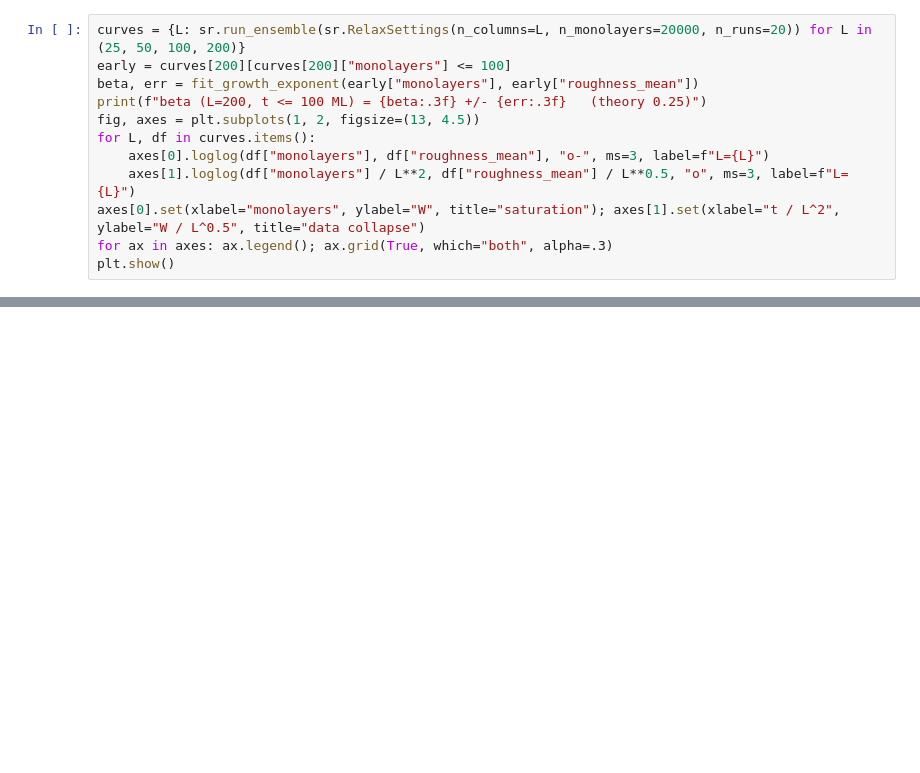
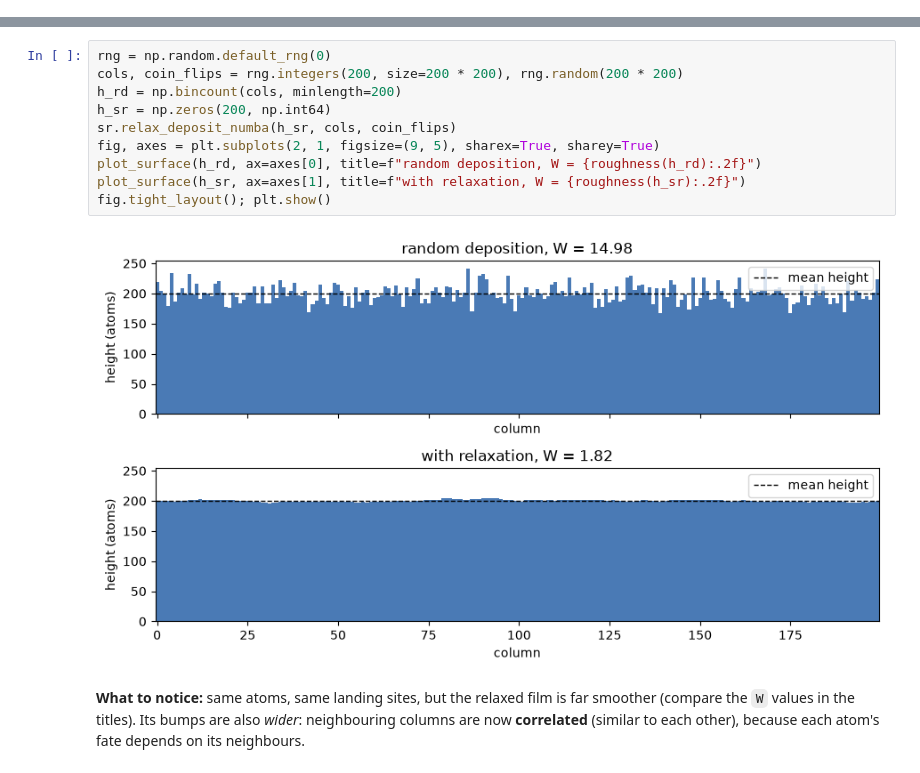
Before and after one commit to nhamhung/thin-film-growth, a Jupyter notebook: notebooks/02_surface_relaxation.ipynb, the cells around one changed output, grey strips where cells are left out. Cells and saved outputs as stored; diff of their text form; blank space fills up the shorter version.

```diff
--- a/notebooks/02_surface_relaxation.ipynb
+++ b/notebooks/02_surface_relaxation.ipynb
@@ -58,12 +0,0 @@ fig.tight_layout(); plt.show()
-# %%
-curves = {L: sr.run_ensemble(sr.RelaxSettings(n_columns=L, n_monolayers=20000, n_runs=20)) for L in (25, 50, 100, 200)}
-early = curves[200][curves[200]["monolayers"] <= 100]
-beta, err = fit_growth_exponent(early["monolayers"], early["roughness_mean"])
-print(f"beta (L=200, t <= 100 ML) = {beta:.3f} +/- {err:.3f}   (theory 0.25)")
-fig, axes = plt.subplots(1, 2, figsize=(13, 4.5))
-for L, df in curves.items():
-    axes[0].loglog(df["monolayers"], df["roughness_mean"], "o-", ms=3, label=f"L={L}")
-    axes[1].loglog(df["monolayers"] / L**2, df["roughness_mean"] / L**0.5, "o", ms=3, label=f"L={L}")
-axes[0].set(xlabel="monolayers", ylabel="W", title="saturation"); axes[1].set(xlabel="t / L^2", ylabel="W / L^0.5", title="data collapse")
-for ax in axes: ax.legend(); ax.grid(True, which="both", alpha=.3)
-plt.show()
@@ -90,0 +204,16 @@ One local rule, "roll downhill to a neighbour", is enough to make the surface sm
+# %%
+rng = np.random.default_rng(0)
+cols, coin_flips = rng.integers(200, size=200 * 200), rng.random(200 * 200)
+h_rd = np.bincount(cols, minlength=200)
+h_sr = np.zeros(200, np.int64)
+sr.relax_deposit_numba(h_sr, cols, coin_flips)
+fig, axes = plt.subplots(2, 1, figsize=(9, 5), sharex=True, sharey=True)
+plot_surface(h_rd, ax=axes[0], title=f"random deposition, W = {roughness(h_rd):.2f}")
+plot_surface(h_sr, ax=axes[1], title=f"with relaxation, W = {roughness(h_sr):.2f}")
+fig.tight_layout(); plt.show()
+# %% [output]
+[figure, added]
+# %% [markdown]
+**What to notice:** same atoms, same landing sites, but the relaxed film is far smoother (compare the `W` values in
+the titles). Its bumps are also *wider*: neighbouring columns are now **correlated** (similar to each other),
+because each atom's fate depends on its neighbours.
```
Also changed, not shown: parts of 54 cells of this notebook, 19 other files.
